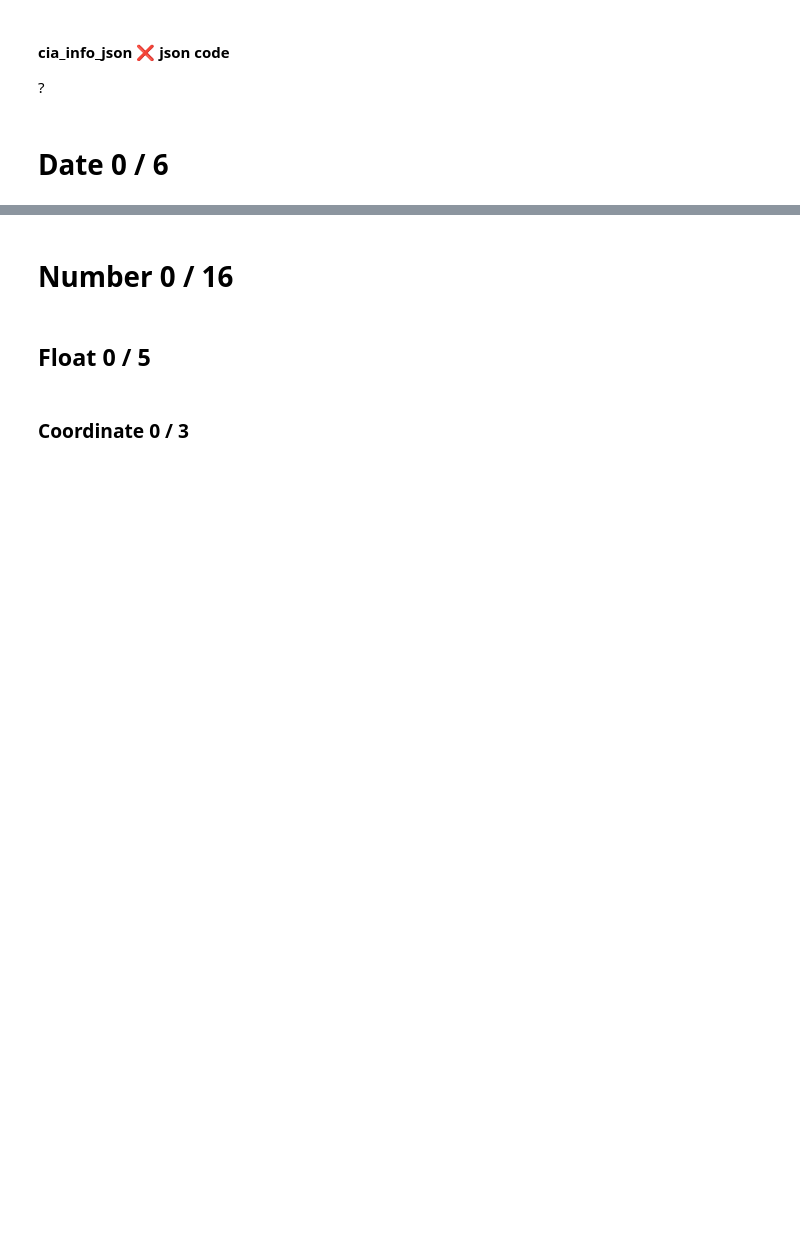
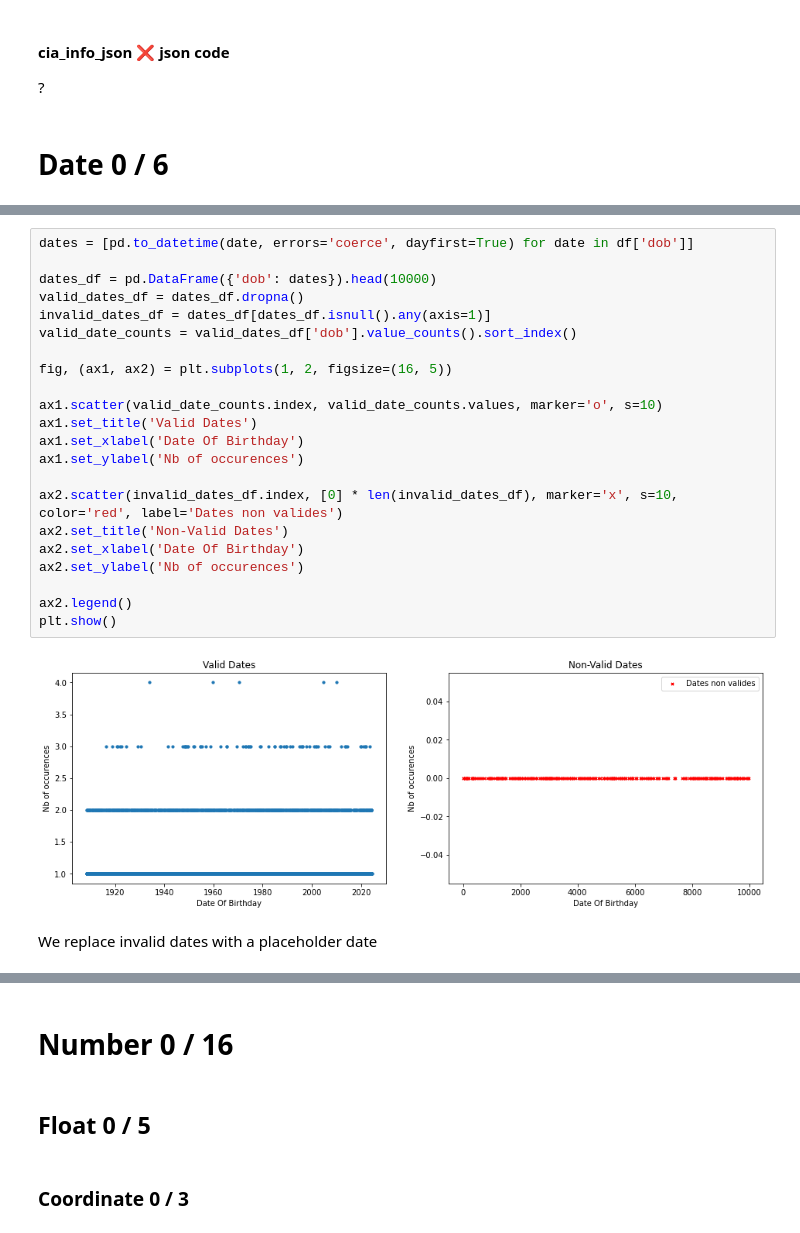
Before and after one commit to Romain-Jochum/ECC_Data_Cleansing, a Jupyter notebook: final_project.ipynb, the cells around one changed output, grey strips where cells are left out. Cells and saved outputs as stored; diff of their text form; blank space fills up the shorter version.

```diff
--- a/final_project.ipynb
+++ b/final_project.ipynb
@@ -352,0 +448,26 @@ variation in date structure (10/7/2003 or 1987-03-58) > choose one + Customer th
+# %%
+dates = [pd.to_datetime(date, errors='coerce', dayfirst=True) for date in df['dob']]
+
+dates_df = pd.DataFrame({'dob': dates}).head(10000)
+valid_dates_df = dates_df.dropna()
+invalid_dates_df = dates_df[dates_df.isnull().any(axis=1)]
+valid_date_counts = valid_dates_df['dob'].value_counts().sort_index()
+
+fig, (ax1, ax2) = plt.subplots(1, 2, figsize=(16, 5))
+
+ax1.scatter(valid_date_counts.index, valid_date_counts.values, marker='o', s=10)
+ax1.set_title('Valid Dates')
+ax1.set_xlabel('Date Of Birthday')
+ax1.set_ylabel('Nb of occurences')
+
+ax2.scatter(invalid_dates_df.index, [0] * len(invalid_dates_df), marker='x', s=10, color='red', label='Dates non valides')
+ax2.set_title('Non-Valid Dates')
+ax2.set_xlabel('Date Of Birthday')
+ax2.set_ylabel('Nb of occurences')
+
+ax2.legend()
+plt.show()
+# %% [output]
+[figure, added]
+# %% [markdown]
+We replace invalid dates with a placeholder date
```
Also changed, not shown: parts of 116 cells of this notebook.
